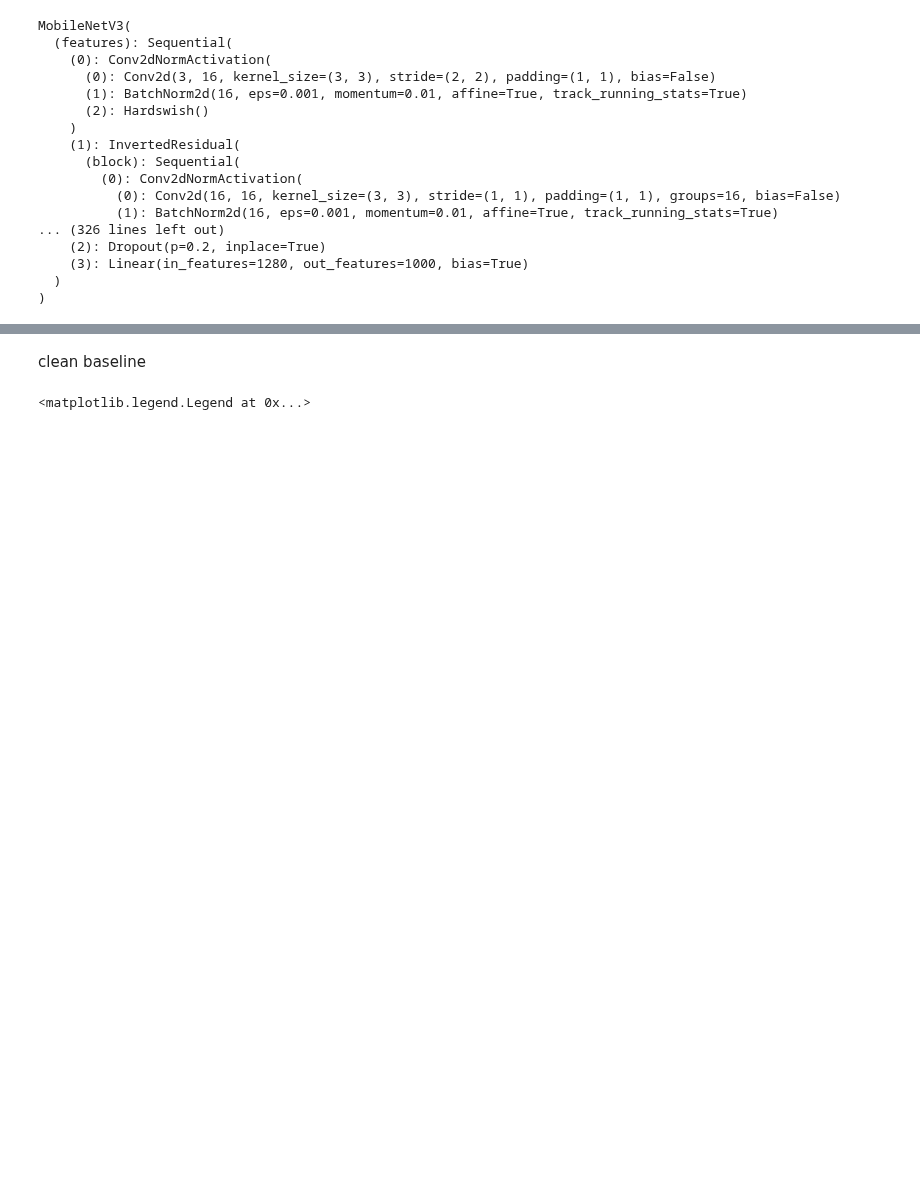
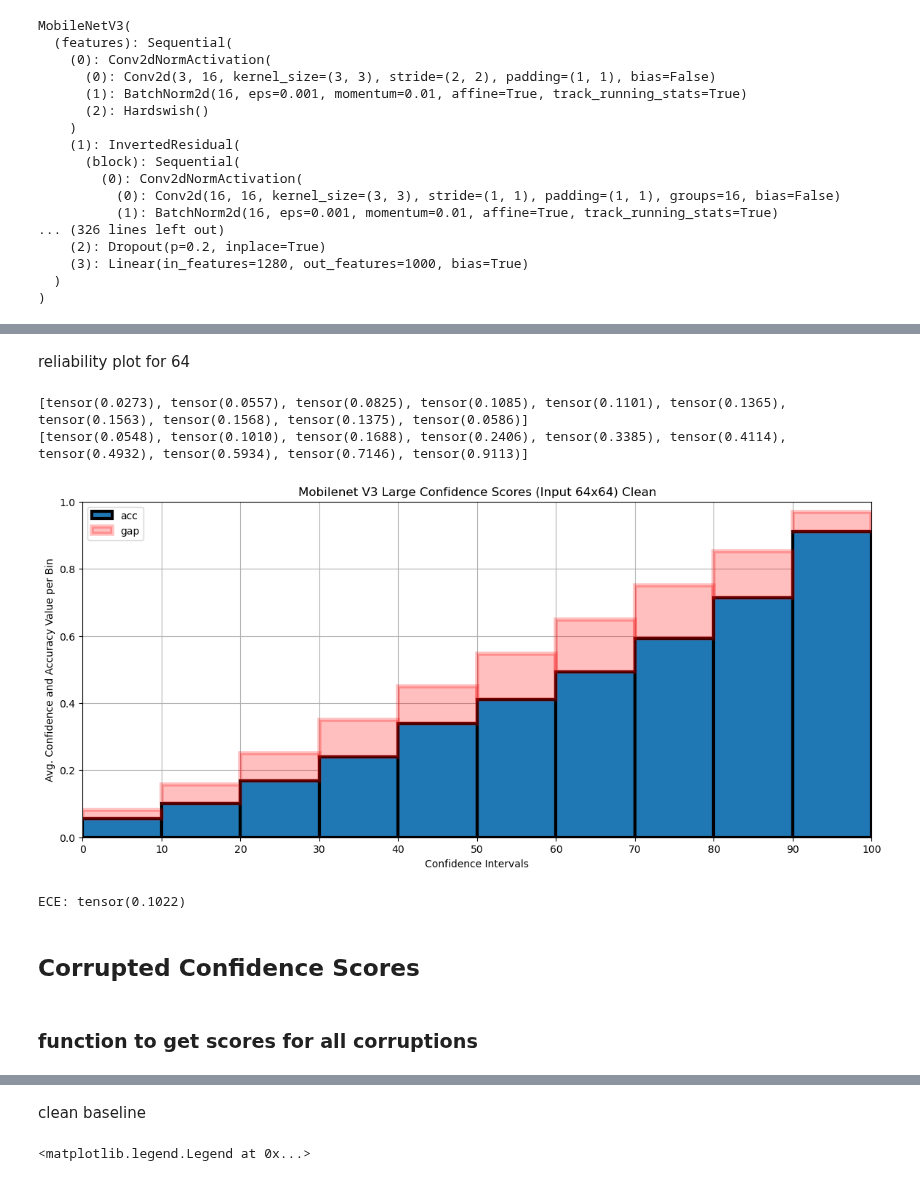
Before and after one commit to Geffen-Cooper/continual_learning_playground, a Jupyter notebook: src/test_time_kd/test_corruptions.ipynb, the cells around one changed output, grey strips where cells are left out. Cells and saved outputs as stored; diff of their text form; code cells hidden in the pictures; blank space fills up the shorter version.

```diff
--- a/src/test_time_kd/test_corruptions.ipynb
+++ b/src/test_time_kd/test_corruptions.ipynb
@@ -371,0 +237,40 @@ for ordering in range(1):
+# %% [markdown]
+reliability plot for 64
+# %%
+figure(figsize=(14, 6), dpi=100)
+bars = ["0","10","20","30","40","50","60","70","80","90","100"]
+xpos = [0,5,10,15,20,25,30,35,40,45,50]
+xtickpos = [xpos[i]-2.5 for i in range(len(xpos))]
+plt.bar(xpos[:-1],accs64_cal,label="acc",width=5,edgecolor='black',linewidth=3)
+plt.xticks(xtickpos, bars)
+bot = []
+top = []
+for i,c in enumerate(confs64_cal):
+    if c > accs64_cal[i]:
+        bot.append(accs64_cal[i])
+        top.append(c-accs64_cal[i])
+    else:
+        bot.append(c)
+        top.append(accs64_cal[i]-c)
+print(top)
+print(bot)
+plt.bar(xpos[:-1],top,label="gap",width=5,edgecolor='red',bottom=bot,color='red',alpha=0.25,linewidth=4)
+plt.legend()
+plt.title('Mobilenet V3 Large Confidence Scores (Input 64x64) Clean')
+plt.xlabel("Confidence Intervals")
+plt.ylabel("Avg. Confidence and Accuracy Value per Bin")
+plt.ylim([0,1])
+plt.xlim([-2.5,47.5])
+plt.grid()
+# %% [output]
+[tensor(0.0273), tensor(0.0557), tensor(0.0825), tensor(0.1085), tensor(0.1101), tensor(0.1365), tensor(0.1563), tensor(0.1568), tensor(0.1375), tensor(0.0586)]
+[tensor(0.0548), tensor(0.1010), tensor(0.1688), tensor(0.2406), tensor(0.3385), tensor(0.4114), tensor(0.4932), tensor(0.5934), tensor(0.7146), tensor(0.9113)]
+[figure, added]
+# %%
+print("ECE:",sum([abs(accs64_cal[i] - confs64_cal[i])*confs_hist64[i] for i in range(len(confs64_cal))]))
+# %% [output]
+ECE: tensor(0.1022)
+# %% [markdown]
+## Corrupted Confidence Scores
+# %% [markdown]
+### function to get scores for all corruptions
```
Also changed, not shown: parts of 70 cells of this notebook.
